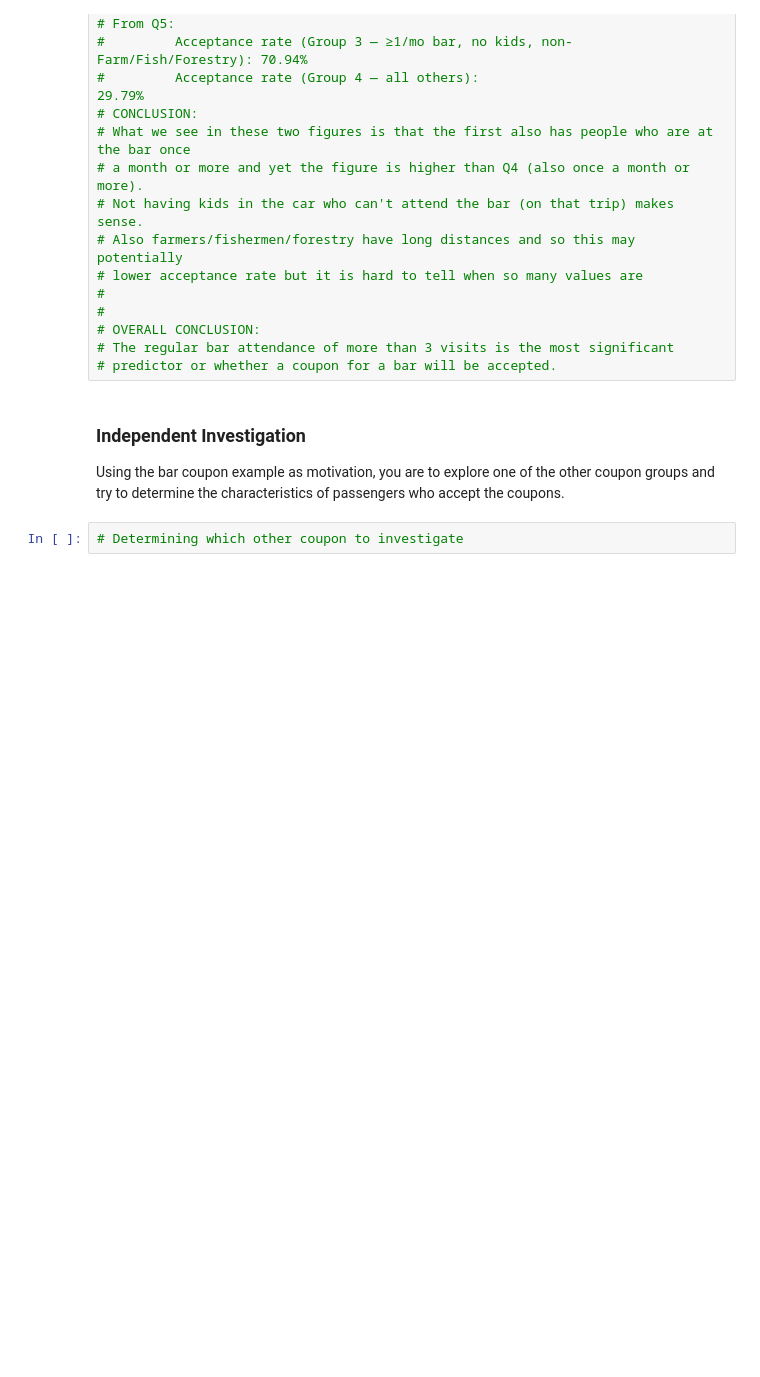
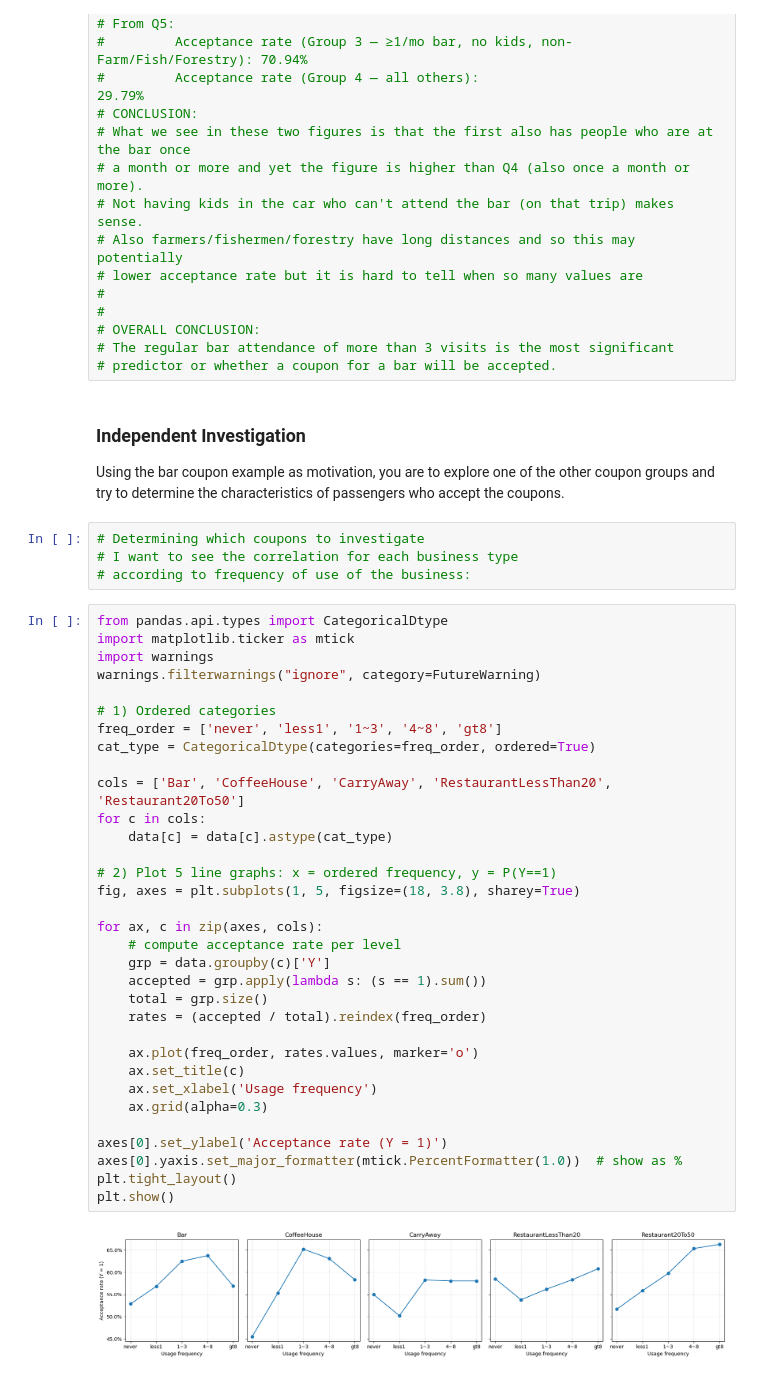
Before and after one commit to bert-pe/Coupon_Acceptance_Analysis, a Jupyter notebook: 5.1_Coupon_Analysis.ipynb, the cells around one changed output. Drawn from its saved outputs; the diff is of its cells as text; blank space fills up the shorter version.

```diff
--- a/5.1_Coupon_Analysis.ipynb
+++ b/5.1_Coupon_Analysis.ipynb
@@ -619,5 +619,42 @@ Acceptance rate (Group 6 — all others):                29.99%
 ### Independent Investigation
 
 Using the bar coupon example as motivation, you are to explore one of the other coupon groups and try to determine the characteristics of passengers who accept the coupons.
-# %%
-# Determining which other coupon to investigate
+# %%
+# Determining which coupons to investigate
+# I want to see the correlation for each business type
+# according to frequency of use of the business:
+# %%
+from pandas.api.types import CategoricalDtype
+import matplotlib.ticker as mtick
+import warnings
+warnings.filterwarnings("ignore", category=FutureWarning)
+
+# 1) Ordered categories
+freq_order = ['never', 'less1', '1~3', '4~8', 'gt8']
+cat_type = CategoricalDtype(categories=freq_order, ordered=True)
+
+cols = ['Bar', 'CoffeeHouse', 'CarryAway', 'RestaurantLessThan20', 'Restaurant20To50']
+for c in cols:
+    data[c] = data[c].astype(cat_type)
+
+# 2) Plot 5 line graphs: x = ordered frequency, y = P(Y==1)
+fig, axes = plt.subplots(1, 5, figsize=(18, 3.8), sharey=True)
+
+for ax, c in zip(axes, cols):
+    # compute acceptance rate per level
+    grp = data.groupby(c)['Y']
+    accepted = grp.apply(lambda s: (s == 1).sum())
+    total = grp.size()
+    rates = (accepted / total).reindex(freq_order)
+
+    ax.plot(freq_order, rates.values, marker='o')
+    ax.set_title(c)
+    ax.set_xlabel('Usage frequency')
+    ax.grid(alpha=0.3)
+
+axes[0].set_ylabel('Acceptance rate (Y = 1)')
+axes[0].yaxis.set_major_formatter(mtick.PercentFormatter(1.0))  # show as %
+plt.tight_layout()
+plt.show()
+# %% [output]
+[figure, added]
```
Also changed, not shown: parts of 1 cell of this notebook.
